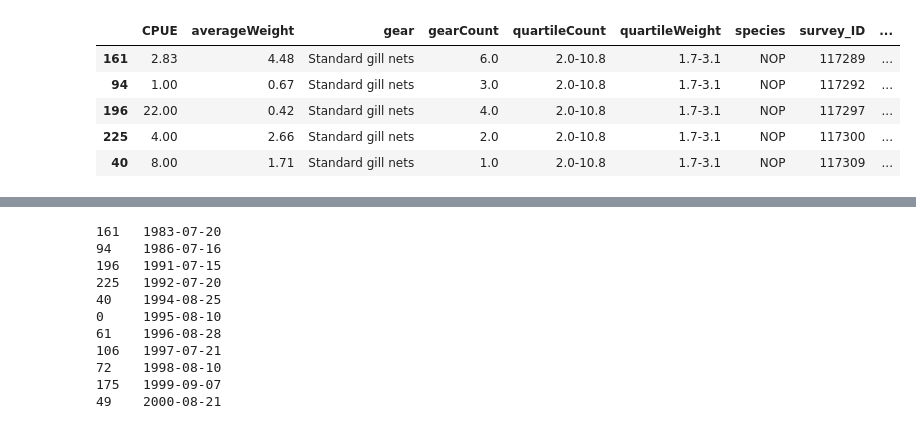
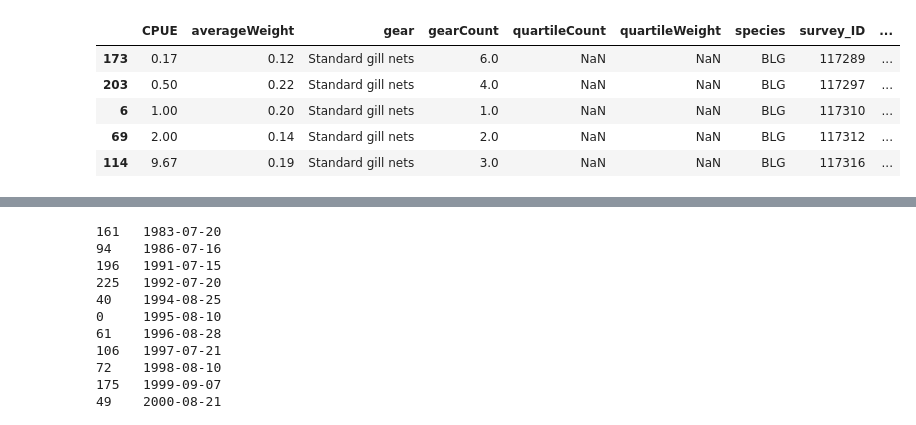
Before and after one commit to lwunderl/Minnesota-Fish-Explorer, a Jupyter notebook: Fish_Survey/fish_analysis.ipynb, the cells around one changed output, grey strips where cells are left out. Drawn from its saved outputs; the diff is of its cells as text; code cells hidden in the pictures.

```diff
--- a/Fish_Survey/fish_analysis.ipynb
+++ b/Fish_Survey/fish_analysis.ipynb
@@ -4,5 +4,5 @@ import matplotlib.pyplot as plt
 import scipy.stats as st
 import numpy as np
 # %%
-fish_data = pd.read_csv("Resources/08004500.csv")
-fish_data
+sleepy_eye = pd.read_csv("Resources/08004500_catch.csv")
+big_stone = pd.read_csv("Resources/06015200_catch.csv")
@@ -23,11 +9,11 @@ fish_data
 # %%
-northern = fish_data.loc[(fish_data["species"] == "NOP") & (fish_data["gear"] == "Standard gill nets")]
-northern = northern.sort_values(by="survey_date")
-northern.head()
+northernse = sleepy_eye.loc[(sleepy_eye["species"] == "BLG") & (sleepy_eye["gear"] == "Standard gill nets")]
+northernse = northernse.sort_values(by="survey_date")
+northernse.head()
 # %% [output]
 |  | CPUE | averageWeight | gear | gearCount | quartileCount | quartileWeight | species | survey_ID | ... |
-| 161 | 2.83 | 4.48 | Standard gill nets | 6.0 | 2.0-10.8 | 1.7-3.1 | NOP | 117289 | ... |
-| 94 | 1.00 | 0.67 | Standard gill nets | 3.0 | 2.0-10.8 | 1.7-3.1 | NOP | 117292 | ... |
-| 196 | 22.00 | 0.42 | Standard gill nets | 4.0 | 2.0-10.8 | 1.7-3.1 | NOP | 117297 | ... |
-| 225 | 4.00 | 2.66 | Standard gill nets | 2.0 | 2.0-10.8 | 1.7-3.1 | NOP | 117300 | ... |
-| 40 | 8.00 | 1.71 | Standard gill nets | 1.0 | 2.0-10.8 | 1.7-3.1 | NOP | 117309 | ... |
+| 173 | 0.17 | 0.12 | Standard gill nets | 6.0 | NaN | NaN | BLG | 117289 | ... |
+| 203 | 0.50 | 0.22 | Standard gill nets | 4.0 | NaN | NaN | BLG | 117297 | ... |
+| 6 | 1.00 | 0.20 | Standard gill nets | 1.0 | NaN | NaN | BLG | 117310 | ... |
+| 69 | 2.00 | 0.14 | Standard gill nets | 2.0 | NaN | NaN | BLG | 117312 | ... |
+| 114 | 9.67 | 0.19 | Standard gill nets | 3.0 | NaN | NaN | BLG | 117316 | ... |
```
Also changed, not shown: parts of 3 cells of this notebook, 7 other files.
